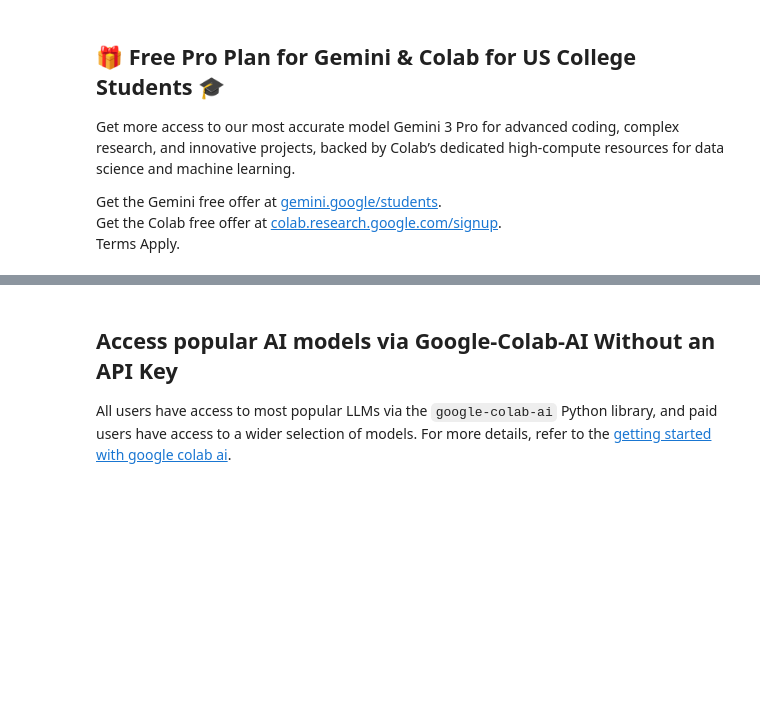
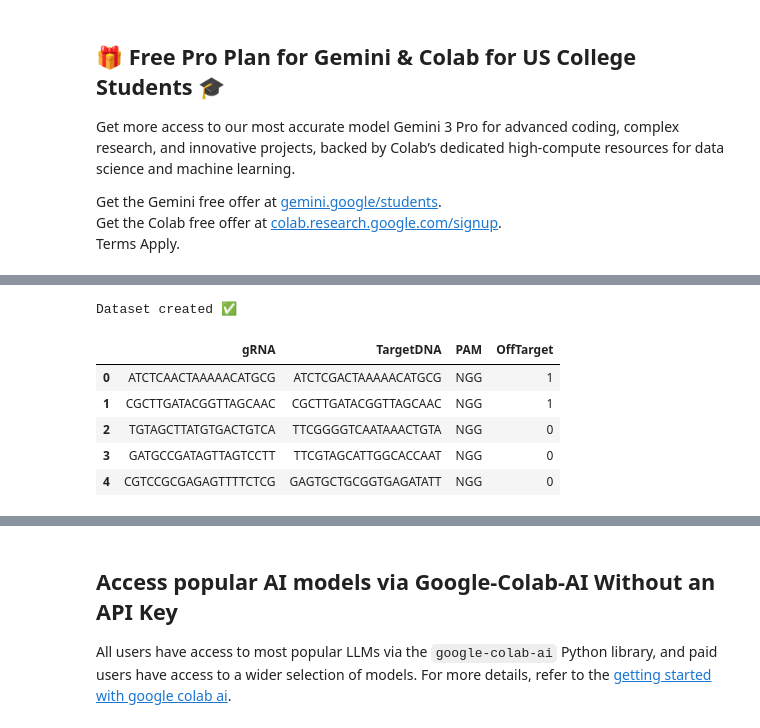
Before and after one commit to Graha25/Identifying-Evolutionary-Hotspots-Through-dN-dS-Analysis, a Jupyter notebook: Welcome_To_Colab.ipynb, the cells around one changed output, grey strips where cells are left out. Saved outputs shown, nothing was run; the diff lists cells and outputs as text; code cells hidden in the pictures; blank space fills up the shorter version.

```diff
--- a/Welcome_To_Colab.ipynb
+++ b/Welcome_To_Colab.ipynb
@@ -23,0 +93,49 @@ Terms Apply.
+# %%
+import random
+import pandas as pd
+
+# Function to create random DNA sequence
+def random_dna(length=20):
+    return ''.join(random.choice(['A','T','G','C']) for _ in range(length))
+
+# Function to introduce mutations
+def mutate(seq, num_mutations=2):
+    seq = list(seq)
+    for _ in range(num_mutations):
+        idx = random.randint(0, len(seq)-1)
+        seq[idx] = random.choice(['A','T','G','C'])
+    return ''.join(seq)
+
+data = []
+
+# Generate 1000 samples
+for _ in range(1000):
+    gRNA = random_dna(20)
+
+    # 50% chance: similar (off-target = 1)
+    if random.random() > 0.5:
+        target = mutate(gRNA, num_mutations=1)
+        label = 1
+    else:
+        target = random_dna(20)
+        label = 0
+
+    PAM = "NGG"
+    data.append([gRNA, target, PAM, label])
+
+# Create dataframe
+df = pd.DataFrame(data, columns=["gRNA", "TargetDNA", "PAM", "OffTarget"])
+
+# Save file
+df.to_csv("big_crispr_dataset.csv", index=False)
+
+print("Dataset created ✅")
+df.head()
+# %% [output]
+Dataset created ✅
+|  | gRNA | TargetDNA | PAM | OffTarget |
+| 0 | ATCTCAACTAAAAACATGCG | ATCTCGACTAAAAACATGCG | NGG | 1 |
+| 1 | CGCTTGATACGGTTAGCAAC | CGCTTGATACGGTTAGCAAC | NGG | 1 |
+| 2 | TGTAGCTTATGTGACTGTCA | TTCGGGGTCAATAAACTGTA | NGG | 0 |
+| 3 | GATGCCGATAGTTAGTCCTT | TTCGTAGCATTGGCACCAAT | NGG | 0 |
+| 4 | CGTCCGCGAGAGTTTTCTCG | GAGTGCTGCGGTGAGATATT | NGG | 0 |
```
Also changed, not shown: parts of 8 cells of this notebook.
